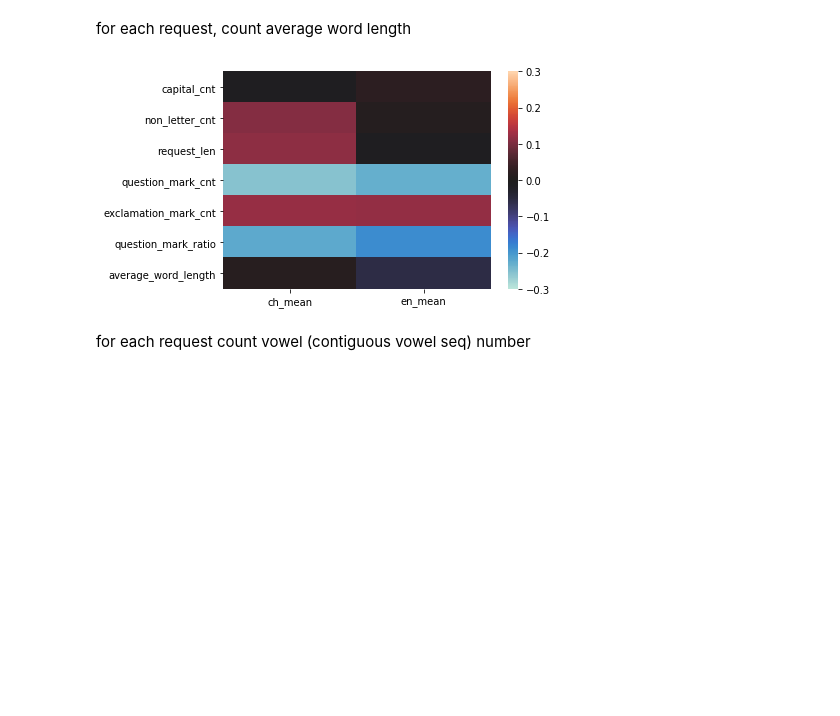
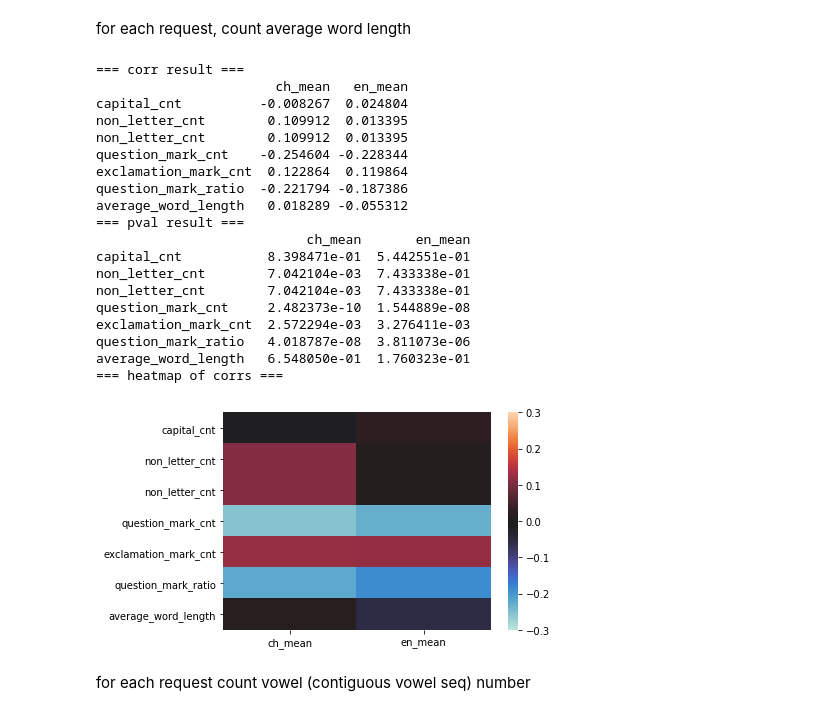
Before and after one commit to hajingit/Politeness_lang, a Jupyter notebook: find_feature.ipynb, the cells around one changed output. Cells and saved outputs as stored; diff of their text form; code cells hidden in the pictures; blank space fills up the shorter version.

```diff
--- a/find_feature.ipynb
+++ b/find_feature.ipynb
@@ -123,6 +157,7 @@ def draw_heatmap(corrs, vmin=-0.3, vmax=0.3, center=0.0):
 # %%
 columns = {"ch_mean", "en_mean"}
 corrs = {}
+pvals = {}
 # %% [markdown]
 for each request, count capital letter number
 # %%
@@ -155,7 +238,14 @@ for each request, count question mark number
 # %%
 count_question_mark = lambda s : reduce(lambda x,y : x+y, map(lambda c : 1 if c == "?" else 0, s))
 feature_name = "question_mark_cnt"
-corrs[feature_name] = add_feature(feature_name, count_question_mark, df, columns, target_col_name="Request")
+corr, pval = add_feature(feature_name, count_question_mark, df, columns, target_col_name="Request")
+
+corrs[feature_name] = corr
+pvals[feature_name] = pval
+print("=== corr result ===")
+print_dfs(corrs)
+print("=== pval result ===")
+print_dfs(pvals)
 
 draw_heatmap(corrs)
 # %% [output]
@@ -165,7 +268,15 @@ for each feature, count exclamation mark number
 # %%
 count_exclamation_mark = lambda s : reduce(lambda x,y : x+y, map(lambda c : 1 if c == "!" else 0, s))
 feature_name = "exclamation_mark_cnt"
-corrs[feature_name] = add_feature(feature_name, count_exclamation_mark, df, columns, target_col_name="Request")
+corr, pval = add_feature(feature_name, count_exclamation_mark, df, columns, target_col_name="Request")
+
+
+corrs[feature_name] = corr
+pvals[feature_name] = pval
+print("=== corr result ===")
+print_dfs(corrs)
+print("=== pval result ===")
+print_dfs(pvals)
 
 draw_heatmap(corrs)
 # %% [output]
@@ -175,7 +301,14 @@ for each feature, count "question_mark_number / length_of_request"
 # %%
 ratio_question_mark = lambda s : reduce(lambda x,y : x+y, map(lambda c : 1 if c == "?" else 0, s)) / len(s)
 feature_name = "question_mark_ratio"
-corrs[feature_name] = add_feature(feature_name, ratio_question_mark, df, columns, target_col_name="Request")
+corr, pval = add_feature(feature_name, ratio_question_mark, df, columns, target_col_name="Request")
+
+corrs[feature_name] = corr
+pvals[feature_name] = pval
+print("=== corr result ===")
+print_dfs(corrs)
+print("=== pval result ===")
+print_dfs(pvals)
 
 draw_heatmap(corrs)
 # %% [output]
@@ -185,21 +335,47 @@ for each request, count average word length
 # %%
 from nltk.tokenize import RegexpTokenizer
 
 #tokenizer.tokenize('Eighty-seven miles to go, yet.  Onward!')
 
 #average_word_length = lambda s : reduce(lambda x,y : x+y, map(lambda w : len(w), tokenizer.tokenize(s))) / len(s)
 def average_word_length(s):
     tokenizer = RegexpTokenizer(r"\w+")
     words = tokenizer.tokenize(s)
     total_len = reduce(lambda x,y : x+y, map(lambda word : len(word), words))
     return total_len / len(words)
 
 feature_name = "average_word_length"
-corrs[feature_name] = add_feature(feature_name, average_word_length, df, columns, target_col_name="Request")
+corr, pval = add_feature(feature_name, average_word_length, df, columns, target_col_name="Request")
+
+corrs[feature_name] = corr
+pvals[feature_name] = pval
+print("=== corr result ===")
+print_dfs(corrs)
+print("=== pval result ===")
+print_dfs(pvals)
 
 draw_heatmap(corrs)
 # %% [output]
+=== corr result ===
+                       ch_mean   en_mean
+capital_cnt          -0.008267  0.024804
+non_letter_cnt        0.109912  0.013395
+non_letter_cnt        0.109912  0.013395
+question_mark_cnt    -0.254604 -0.228344
+exclamation_mark_cnt  0.122864  0.119864
+question_mark_ratio  -0.221794 -0.187386
+average_word_length   0.018289 -0.055312
+=== pval result ===
+                           ch_mean       en_mean
+capital_cnt           8.398471e-01  5.442551e-01
+non_letter_cnt        7.042104e-03  7.433338e-01
+non_letter_cnt        7.042104e-03  7.433338e-01
+question_mark_cnt     2.482373e-10  1.544889e-08
+exclamation_mark_cnt  2.572294e-03  3.276411e-03
+question_mark_ratio   4.018787e-08  3.811073e-06
+average_word_length   6.548050e-01  1.760323e-01
+=== heatmap of corrs ===
-[figure, old version]
+[figure, new version]
 # %% [markdown]
 for each request count vowel (contiguous vowel seq) number
 # %%
```
Also changed, not shown: parts of 19 cells of this notebook.
